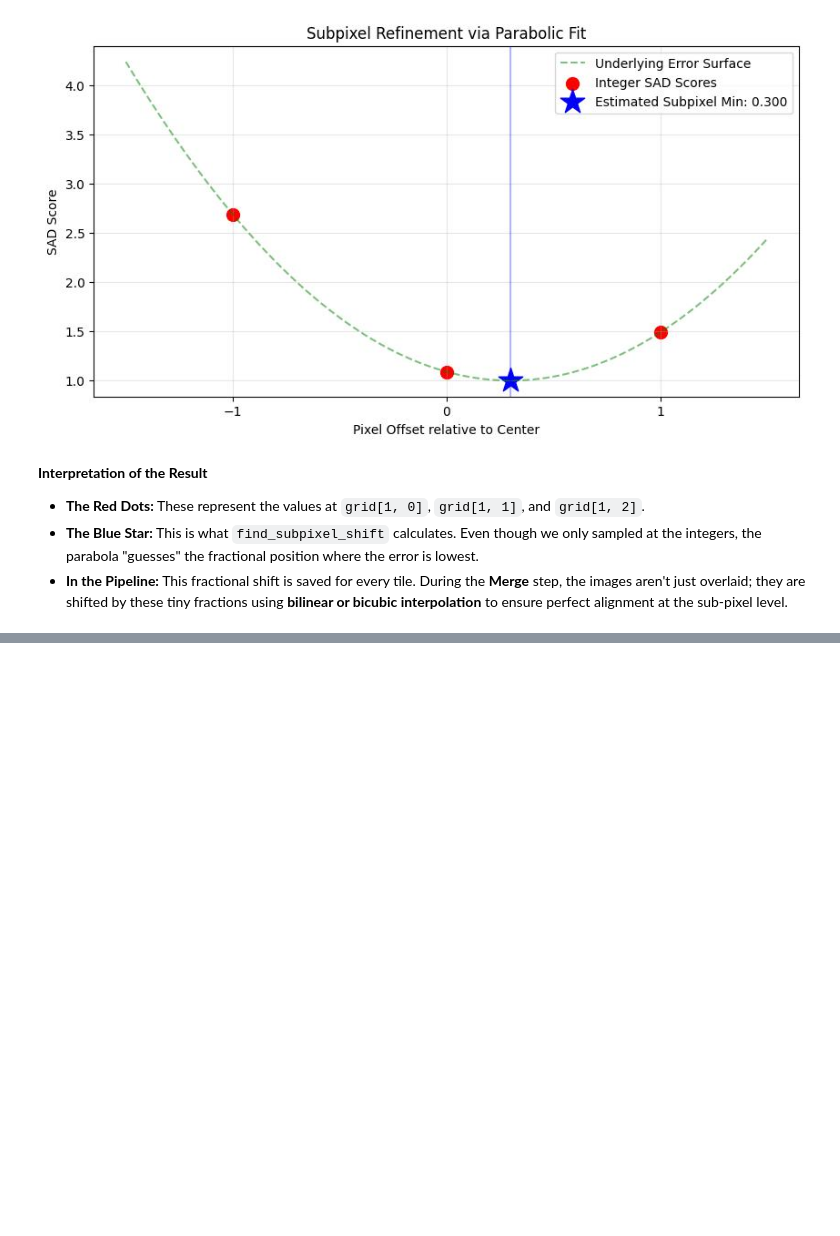
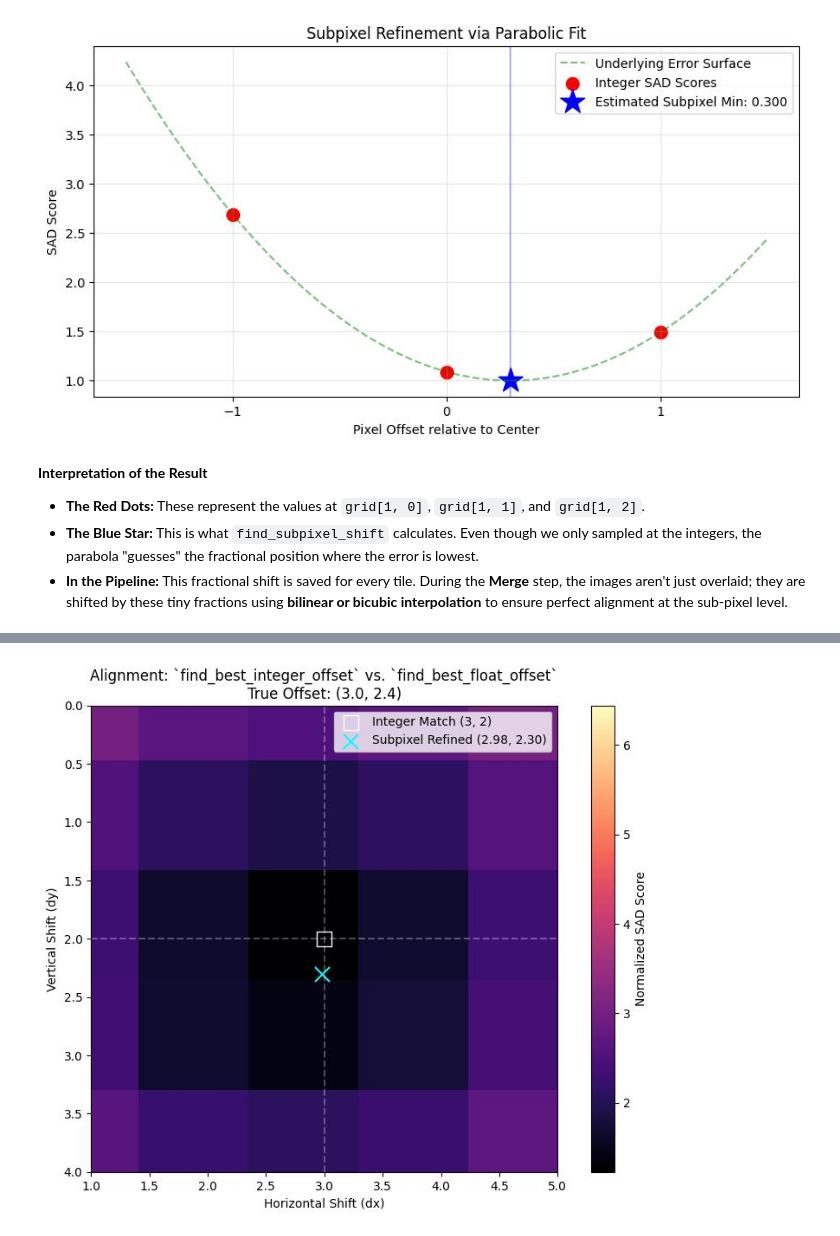
Before and after one commit to Andrei-Aksionov/ISPFoundry, a Jupyter notebook: notebooks/step_3_align_and_merge.ipynb, the cells around one changed output, grey strips where cells are left out. Drawn from its saved outputs; the diff is of its cells as text; code cells hidden in the pictures; blank space fills up the shorter version.

Commit message:
Explanation of find_best_offset

```diff
--- a/notebooks/step_3_align_and_merge.ipynb
+++ b/notebooks/step_3_align_and_merge.ipynb
@@ -692,0 +751,85 @@ visualize_subpixel_fit()
+# %%
+def visualize_integer_to_subpixel(tile_size: int = 32, search_range: int = 8) -> None:  # noqa: D103
+
+    # 1. Setup Synthetic Scenario
+    # True Offset: Horizontal = 3.0 (Exact Integer), Vertical = 2.4 (Subpixel)
+    true_dx, true_dy = 3.0, 2.4
+    sigma = 0.02
+
+    # Create a synthetic feature (a Gaussian blob) for the alignment target
+    y, x = np.mgrid[0:100, 0:100]
+    ref = np.exp(-((x - 50) ** 2 + (y - 50) ** 2) / 20).astype(np.float32)
+    tgt = np.exp(-((x - (50 + true_dx)) ** 2 + (y - (50 + true_dy)) ** 2) / 20).astype(np.float32)
+
+    # Add sensor noise
+    ref += np.random.normal(0, sigma, ref.shape)
+    tgt += np.random.normal(0, sigma, tgt.shape)
+
+    # 2. Step 1: Integer Search
+    # find_best_integer_offset scans the grid to find the closest pixel
+    inv_sigma = 1.0 / sigma
+    best_dy_int, best_dx_int, min_sad = find_best_integer_offset(
+        ref, tgt, 40, 40, tile_size, 0, 0, search_range, inv_sigma
+    )
+
+    # 3. Step 2: Subpixel Refinement
+    # find_best_float_offset analyzes the 3x3 neighborhood of the integer match
+    refined_dy, refined_dx, _ = find_best_float_offset(
+        ref, tgt, 40, 40, tile_size, best_dy_int, best_dx_int, min_sad, inv_sigma
+    )
+
+    # 4. Generate the full SAD surface for plotting
+    offsets = np.arange(-search_range, search_range + 1)
+    surface = np.zeros((len(offsets), len(offsets)))
+    for i, dy in enumerate(offsets):
+        for j, dx in enumerate(offsets):
+            val = compute_tile_sad(dy, dx, ref, tgt, 40, 40, tile_size, inv_sigma)
+            surface[i, j] = val if val is not None else 10.0
+
+    # 5. Plotting the results
+    plt.figure(figsize=(10, 7))
+    img_extent = (-search_range, search_range, search_range, -search_range)
+    plt.imshow(surface, extent=img_extent, cmap="magma", interpolation="nearest")
+    plt.colorbar(label="Normalized SAD Score")
+
+    # Marker: The "Best Integer" found
+    plt.scatter(
+        best_dx_int,
+        best_dy_int,
+        color="white",
+        marker="s",
+        s=150,
+        facecolors="none",
+        edgecolors="white",
+        label=f"Integer Match ({best_dx_int}, {best_dy_int})",
+    )
+
+    # Marker: The "Refined Subpixel" result
+    plt.scatter(
+        refined_dx,
+        refined_dy,
+        color="cyan",
+        marker="x",
+        s=150,
+        label=f"Subpixel Refined ({refined_dx:.2f}, {refined_dy:.2f})",
+    )
+
+    # Zoom in for clarity
+    plt.xlim(best_dx_int - 2, best_dx_int + 2)
+    plt.ylim(best_dy_int + 2, best_dy_int - 2)
+
+    plt.axhline(best_dy_int, color="white", alpha=0.3, ls="--")
+    plt.axvline(best_dx_int, color="white", alpha=0.3, ls="--")
+
+    plt.title(
+        f"Alignment: `find_best_integer_offset` vs. `find_best_float_offset`\nTrue Offset: ({true_dx}, {true_dy})"
+    )
+    plt.xlabel("Horizontal Shift (dx)")
+    plt.ylabel("Vertical Shift (dy)")
+    plt.legend()
+    plt.show()
+
+
+visualize_integer_to_subpixel()
+# %% [output]
+[figure, added]
```
Also changed, not shown: parts of 9 cells of this notebook.
